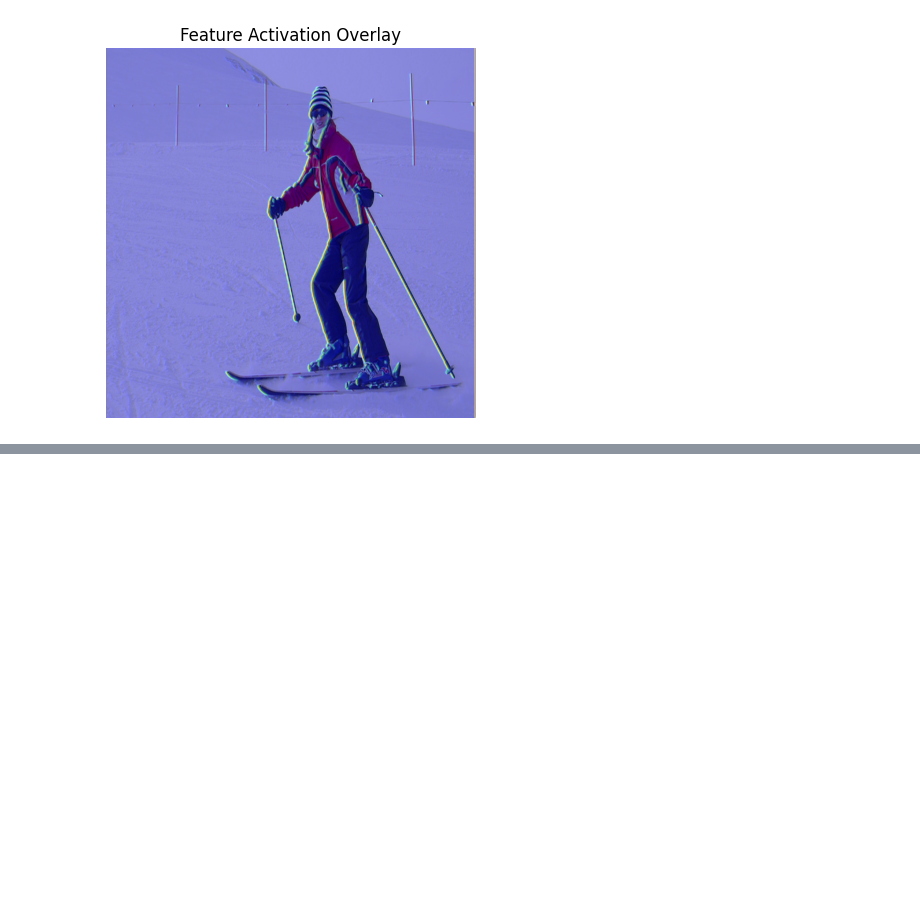
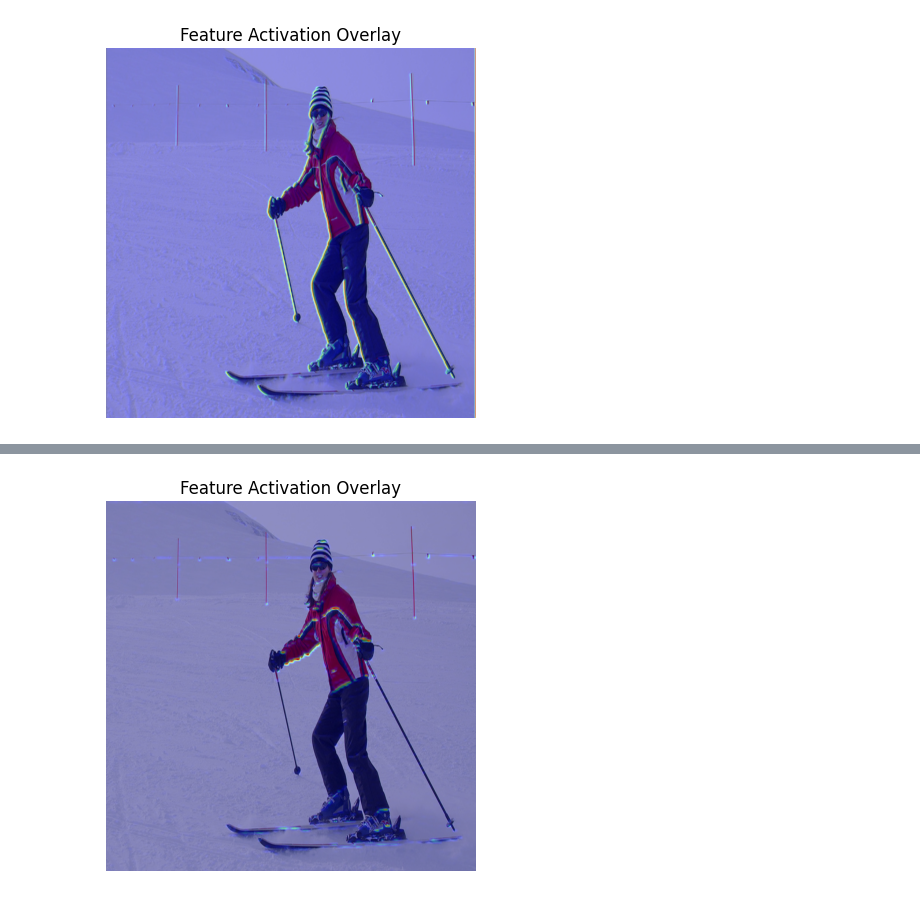
Before and after one commit to SathsaraGeeth/yolo-inference-from-scratch, a Jupyter notebook: inf.ipynb, the cells around one changed output, grey strips where cells are left out. Drawn from its saved outputs; the diff is of its cells as text; code cells hidden in the pictures; blank space fills up the shorter version.

Commit message:
layer1

```diff
--- a/inf.ipynb
+++ b/inf.ipynb
@@ -199,8 +199,7 @@ def batchnorm_forward(x, gamma, beta, running_mean, running_var, eps=1e-3):
     return out.astype(np.float32)
 
 def silu(x):
-    x = x.astype(np.float32)
-    return (x / (1 + np.exp(-x))).astype(np.float32)
+    return (x * (1 / (1 + np.exp(-np.clip(x, -50, 50))))).astype(np.float32)
 
 def CBL_forward(x, conv_w, bn_gamma, bn_beta, bn_mean, bn_var, stride=1, padding=0):
     out = conv2d_forward(x, conv_w, stride=stride, padding=padding)
@@ -295,3 +294,67 @@ Dtype: float32
 
 Expected job: detect edges, color grads, texture primitives, corners
 [figure]
+# %%
+# [from, number, module, args]
+layer_def = [-1, 1, "Conv", [128, 3, 2, 1]]
+from_idx, number, _, args = layer_def
+out_channels, kernel, stride, padding = args
+repeat = max(round(number * depth_multiple), 1)
+scaled_channels = int(out_channels * width_multiple)
+
+print("Layer definition:", layer_def)
+print("From:", from_idx)
+print("Repeat (depth scaled):", repeat)
+print("Kernel:", kernel)
+print("Stride:", stride)
+print("Padding:", padding)
+print("Channels original:", out_channels)
+print("Channels scaled:", scaled_channels)
+
+# Layer1
+job = "downsample, feature extraction, preparing for deeper layers"
+layer = 1
+
+# input
+layer1_in = layer0_out
+print(f"\nInput layer: {layer}")
+print(f"Shape: {layer1_in.shape}")
+print(f"Dtype: {layer1_in.dtype}")
+
+# weights
+conv_w   = weights["model_1_conv_weight"]
+bn_gamma = weights["model_1_bn_weight"]
+bn_beta  = weights["model_1_bn_bias"]
+bn_mean  = weights["model_1_bn_running_mean"]
+bn_var   = weights["model_1_bn_running_var"]
+
+# output
+layer1_out = CBL_forward(
+    layer1_in,
+    conv_w,
+    bn_gamma,
+    bn_beta,
+    bn_mean,
+    bn_var,
+    stride=stride,
+    padding=padding
+)
+
+print(f"\nOutput layer: {layer}")
+print(f"Shape: {layer1_out.shape}")
+print(f"Expected channels: {scaled_channels}")
+print(f"Dtype: {layer1_out.dtype}")
+
+print("\nExpected job:", job)
+
+# visualize first feature map
+heatmap = layer1_out[0]
+heatmap = (heatmap - heatmap.min()) / (heatmap.max() - heatmap.min())
+heatmap = cv2.resize(heatmap, (640,640))
+
+plt.imshow(frame_to_show)
+plt.imshow(heatmap, cmap="jet", alpha=0.4)
+plt.axis("off")
+plt.title("Feature Activation Overlay")
+plt.show()
+# %% [output]
@@ -297,0 +380 @@ Expected job: detect edges, color grads, texture primitives, corners
+[figure, added]
```
Also changed, not shown: parts of 2 cells of this notebook.
